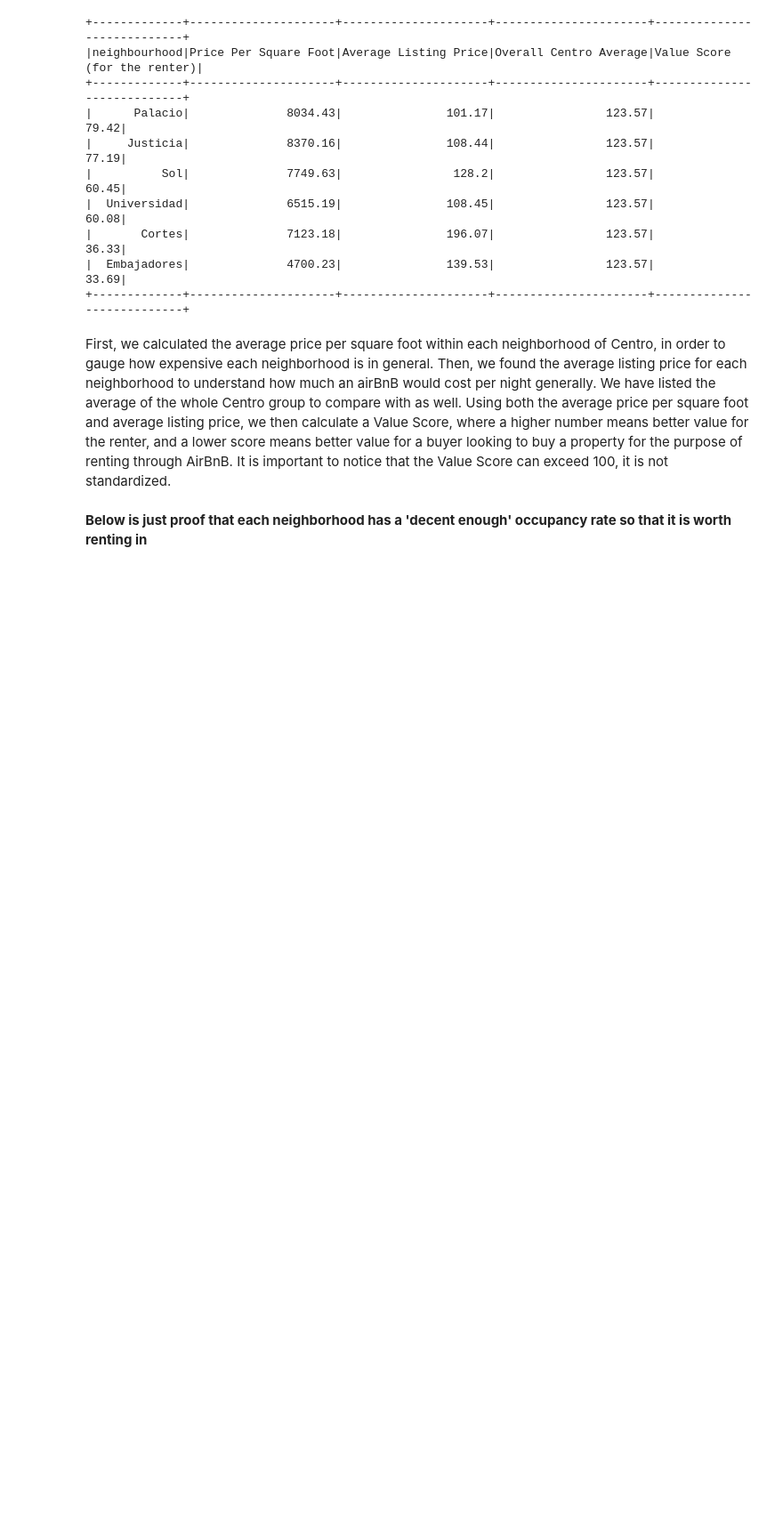
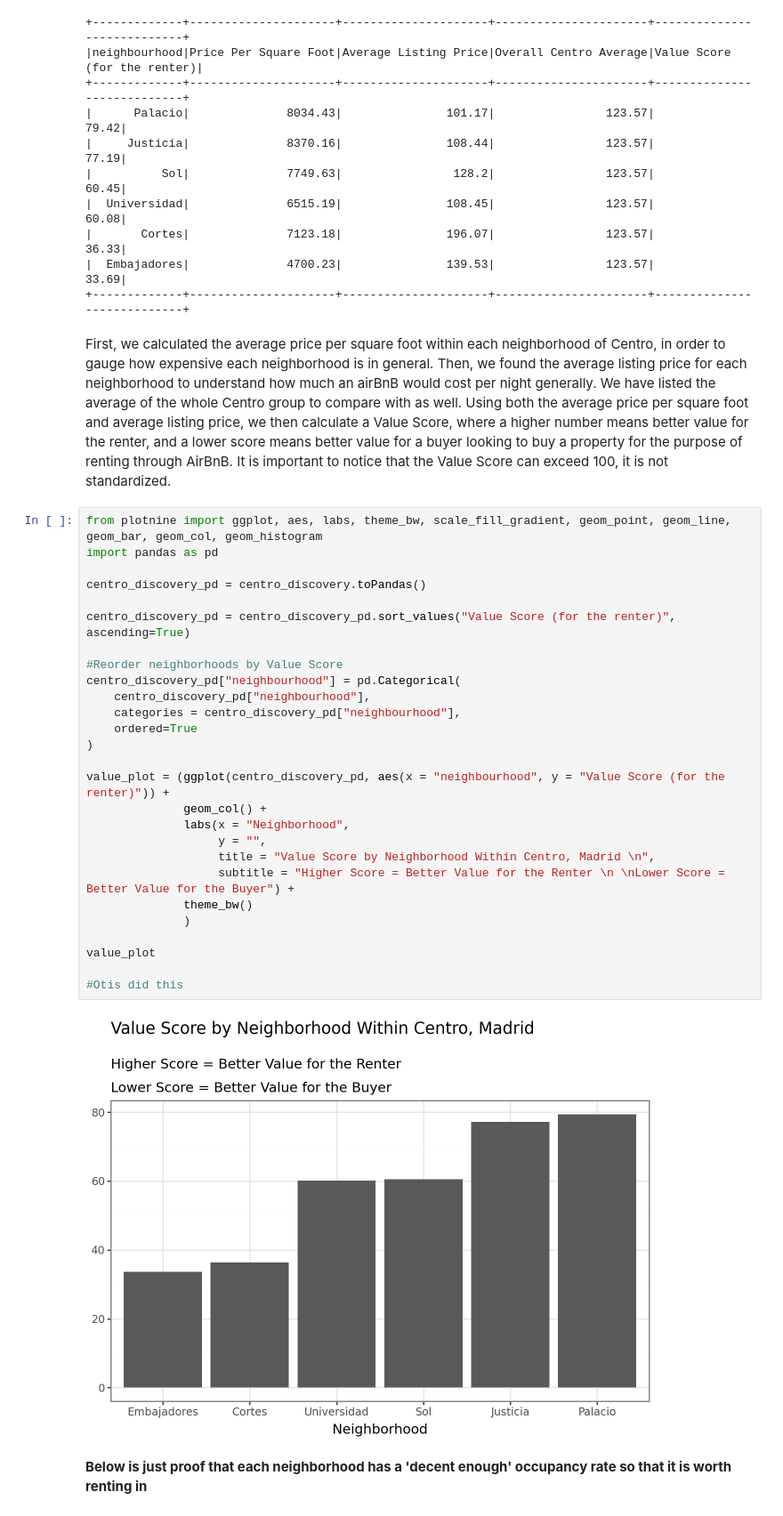
Before and after one commit to crneubert/best-music, a Jupyter notebook: analysis.ipynb, the cells around one changed output. Shown at 89% size. Cells and saved outputs as stored; diff of their text form; blank space fills up the shorter version.

```diff
--- a/analysis.ipynb
+++ b/analysis.ipynb
@@ -313,6 +342,35 @@ centro_discovery.show()
 +-------------+---------------------+---------------------+----------------------+----------------------------+
 # %% [markdown]
 First, we calculated the average price per square foot within each neighborhood of Centro, in order to gauge how expensive each neighborhood is in general. Then, we found the average listing price for each neighborhood to understand how much an airBnB would cost per night generally. We have listed the average of the whole Centro group to compare with as well. Using both  the average price per square foot and average listing price, we then calculate a Value Score, where a higher number means better value for the renter, and a lower score means better value for a buyer looking to buy a property for the purpose of renting through AirBnB. It is important to notice that the Value Score can exceed 100, it is not standardized.
+# %%
+from plotnine import ggplot, aes, labs, theme_bw, scale_fill_gradient, geom_point, geom_line, geom_bar, geom_col, geom_histogram
+import pandas as pd
+
+centro_discovery_pd = centro_discovery.toPandas()
+
+centro_discovery_pd = centro_discovery_pd.sort_values("Value Score (for the renter)", ascending=True)
+
+#Reorder neighborhoods by Value Score
+centro_discovery_pd["neighbourhood"] = pd.Categorical(
+    centro_discovery_pd["neighbourhood"],
+    categories = centro_discovery_pd["neighbourhood"],
+    ordered=True
+)
+
+value_plot = (ggplot(centro_discovery_pd, aes(x = "neighbourhood", y = "Value Score (for the renter)")) +
+              geom_col() +
+              labs(x = "Neighborhood",
+                   y = "",
+                   title = "Value Score by Neighborhood Within Centro, Madrid \n",
+                   subtitle = "Higher Score = Better Value for the Renter \n \nLower Score = Better Value for the Buyer") +
+              theme_bw()
+              )
+
+value_plot
+
+#Otis did this
+# %% [output]
+[figure, added]
 # %% [markdown]
 **Below is just proof that each neighborhood has a 'decent enough' occupancy rate so that it is worth renting in**
 # %%
```
Also changed, not shown: parts of 6 cells of this notebook.
